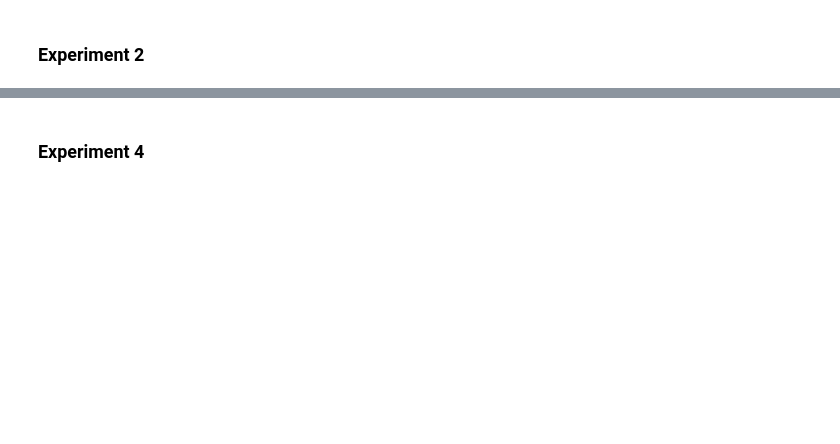
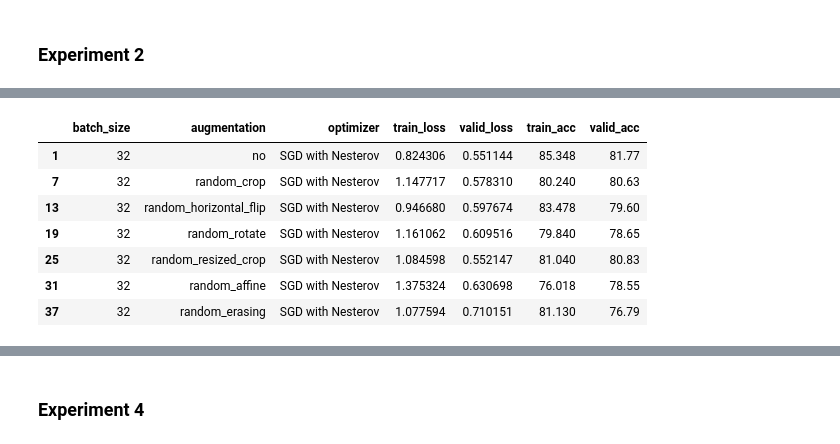
Before and after one commit to suriya-jambunathan/Modified-ResNet, a Jupyter notebook: main.ipynb, the cells around one changed output, grey strips where cells are left out. Drawn from its saved outputs; the diff is of its cells as text; code cells hidden in the pictures; blank space fills up the shorter version.

```diff
--- a/main.ipynb
+++ b/main.ipynb
@@ -303,0 +1791,11 @@ Files already downloaded and verified
+# %%
+df[df['batch_size'] == 32][df['optimizer'] == 'SGD with Nesterov']
+# %% [output]
+|  | batch_size | augmentation | optimizer | train_loss | valid_loss | train_acc | valid_acc |
+| 1 | 32 | no | SGD with Nesterov | 0.824306 | 0.551144 | 85.348 | 81.77 |
+| 7 | 32 | random_crop | SGD with Nesterov | 1.147717 | 0.578310 | 80.240 | 80.63 |
+| 13 | 32 | random_horizontal_flip | SGD with Nesterov | 0.946680 | 0.597674 | 83.478 | 79.60 |
+| 19 | 32 | random_rotate | SGD with Nesterov | 1.161062 | 0.609516 | 79.840 | 78.65 |
+| 25 | 32 | random_resized_crop | SGD with Nesterov | 1.084598 | 0.552147 | 81.040 | 80.83 |
+| 31 | 32 | random_affine | SGD with Nesterov | 1.375324 | 0.630698 | 76.018 | 78.55 |
+| 37 | 32 | random_erasing | SGD with Nesterov | 1.077594 | 0.710151 | 81.130 | 76.79 |
```
Also changed, not shown: parts of 85 cells of this notebook, 1 other file.
